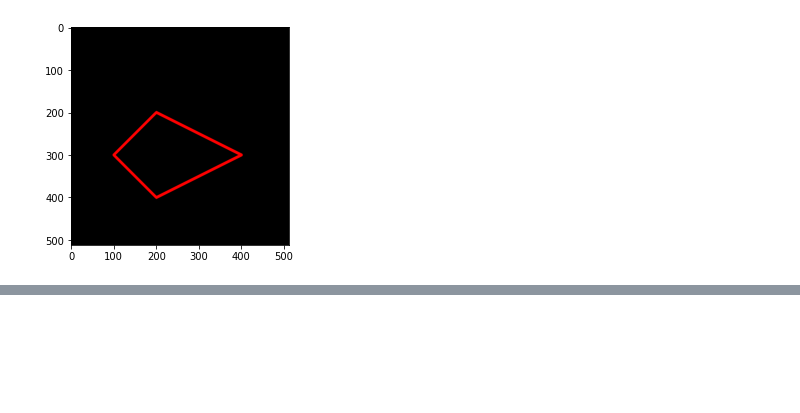
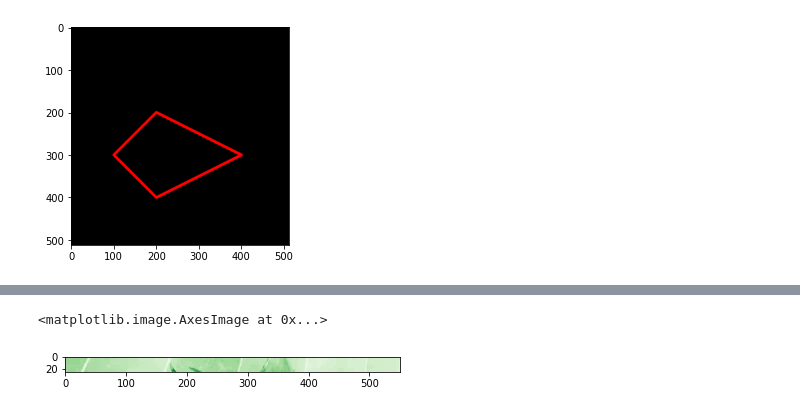
Before and after one commit to AjiArdiansyah/PCVK_Genap_2022, a Jupyter notebook: Week2.ipynb, the cells around one changed output, grey strips where cells are left out. Saved outputs shown, nothing was run; the diff lists cells and outputs as text; code cells hidden in the pictures; blank space fills up the shorter version.

```diff
--- a/Week2.ipynb
+++ b/Week2.ipynb
@@ -130,0 +164,8 @@ plt.imshow(black_img2)
+# %%
+# 3. Tampilkan image baris ke 5-30, semua kolom, channel Green saja!
+# Channel Green
+img_tg3 = cv.imread('/content/drive/My Drive/PCVK/Week2/kitten01.jpg', cv.IMREAD_GRAYSCALE)
+plt.imshow(img_tg3[5:30], cmap='Greens')
+# %% [output]
+<matplotlib.image.AxesImage at 0x...>
+[figure, added]
```
Also changed, not shown: parts of 11 cells of this notebook.
